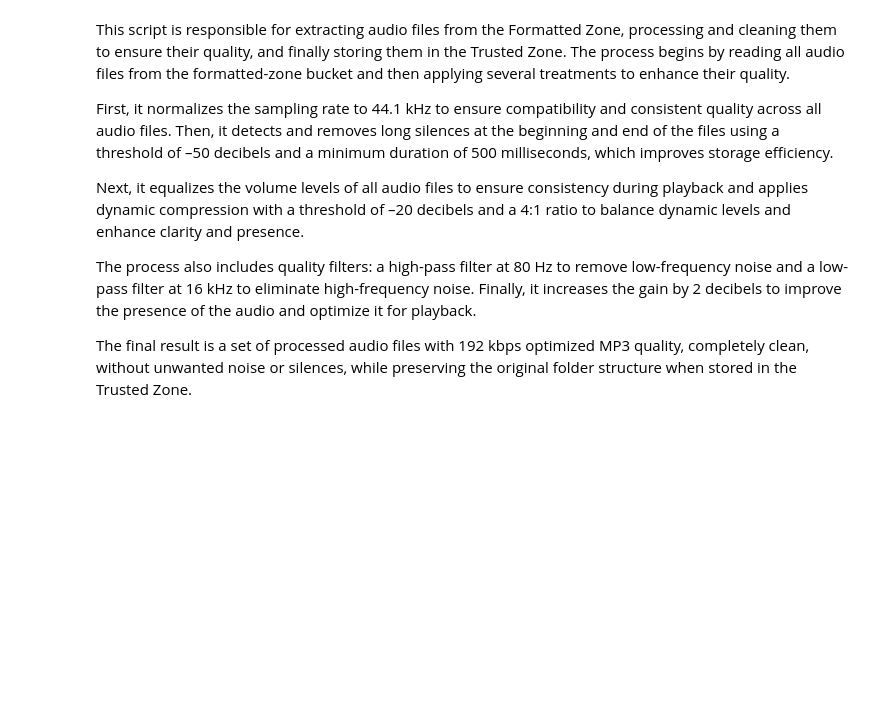
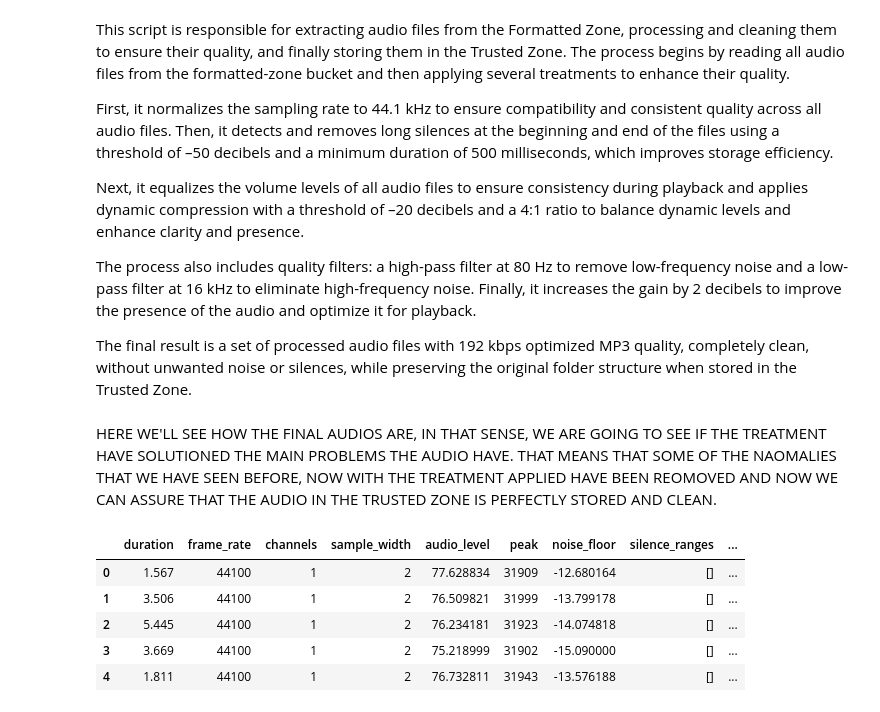
Before and after one commit to carles-aguilera-pilo/ADSDB, a Jupyter notebook: notebooks/trusted_zone/trusted_zone_audio.ipynb, the cells around one changed output. Cells and saved outputs as stored; diff of their text form; code cells hidden in the pictures; blank space fills up the shorter version.

```diff
--- a/notebooks/trusted_zone/trusted_zone_audio.ipynb
+++ b/notebooks/trusted_zone/trusted_zone_audio.ipynb
@@ -126,3 +300,32 @@ for page in paginator.paginate(Bucket=bucket_origen, Prefix=prefix_origen):
             Key=new_key,
             Body=buffer
         )
+# %% [markdown]
+HERE WE'LL SEE HOW THE FINAL AUDIOS ARE, IN THAT SENSE, WE ARE GOING TO SEE IF THE TREATMENT HAVE SOLUTIONED THE MAIN PROBLEMS THE AUDIO HAVE. THAT MEANS THAT SOME OF THE NAOMALIES THAT WE HAVE SEEN BEFORE, NOW WITH THE TREATMENT APPLIED HAVE BEEN REOMOVED AND NOW WE CAN ASSURE THAT THE AUDIO IN THE TRUSTED ZONE IS PERFECTLY STORED AND CLEAN.
+# %%
+
+analysis_results_2 = []
+bucket_origen = "trusted-zone"
+prefix_origen = "audio/"
+
+paginator = minio_client.get_paginator("list_objects_v2")
+
+for page in paginator.paginate(Bucket=bucket_origen, Prefix=prefix_origen):
+    for obj in tqdm(page.get("Contents", []), desc="Processant àudios"):
+        key = obj["Key"]
+        filename = key.split("/")[-1]
+
+        #Llegir àudio original
+        response = minio_client.get_object(Bucket=bucket_origen, Key=key)
+        audio_data = response["Body"].read()
+        analysis_results_2.append(analyze_audio_file(audio_data))
+
+df2 = pd.DataFrame(analysis_results_2)
+df2.head()
+# %% [output]
+|  | duration | frame_rate | channels | sample_width | audio_level | peak | noise_floor | silence_ranges | ... |
+| 0 | 1.567 | 44100 | 1 | 2 | 77.628834 | 31909 | -12.680164 | [] | ... |
+| 1 | 3.506 | 44100 | 1 | 2 | 76.509821 | 31999 | -13.799178 | [] | ... |
+| 2 | 5.445 | 44100 | 1 | 2 | 76.234181 | 31923 | -14.074818 | [] | ... |
+| 3 | 3.669 | 44100 | 1 | 2 | 75.218999 | 31902 | -15.090000 | [] | ... |
+| 4 | 1.811 | 44100 | 1 | 2 | 76.732811 | 31943 | -13.576188 | [] | ... |
```
Also changed, not shown: parts of 7 cells of this notebook, 4 other files.
